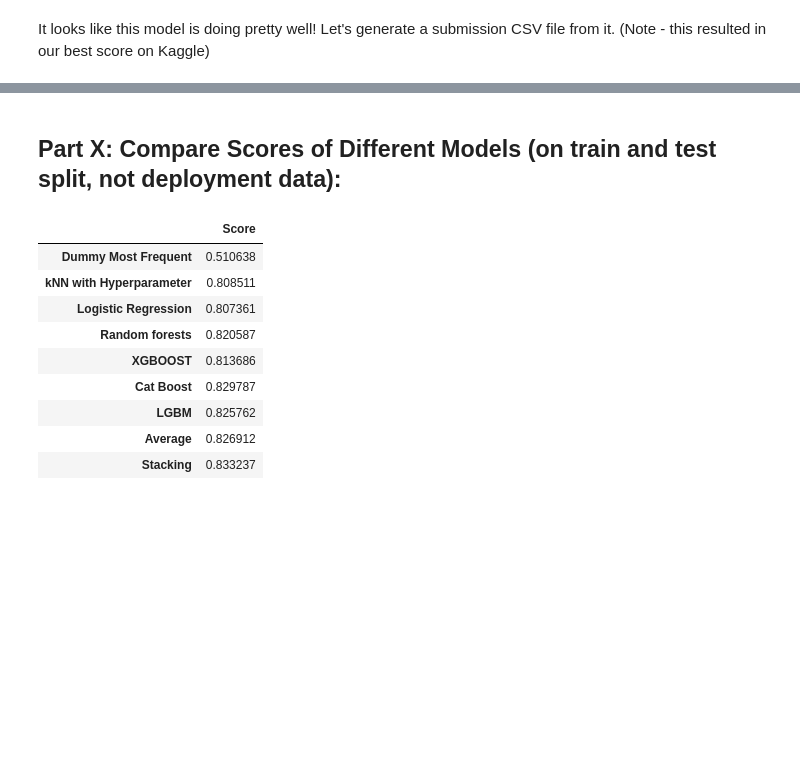
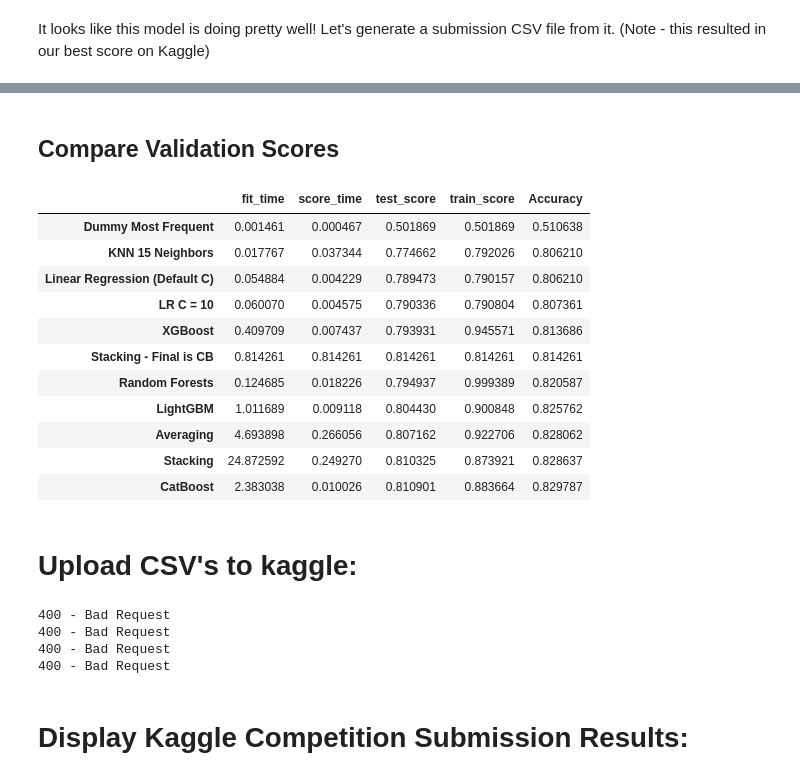
Before and after one commit to aaron-bruner/ECE-4420-Project, a Jupyter notebook: master-ece4420.ipynb, the cells around one changed output, grey strips where cells are left out. Drawn from its saved outputs; the diff is of its cells as text; code cells hidden in the pictures; blank space fills up the shorter version.

Commit message:
automated kaggle process and cleaned up notebook

```diff
--- a/master-ece4420.ipynb
+++ b/master-ece4420.ipynb
@@ -456,7 +537,4 @@ out.describe()
 # %%
-pipe_lgbm = make_pipeline(preprocessor, LGBMClassifier(random_state=123))
-pipe_lgbm.fit(X_train, y_train)
-modelScores['LGBM'] = pipe_lgbm.score(X_test, y_test.ravel())
 # Make our predictions:
 pipe_lgbm.fit(X_train_complete, y_train_complete.values.ravel())
 spaceshipPredictions = pipe_lgbm.predict(space_test_df)
@@ -507,9 +587,3 @@ VotingClassifier(estimators=[('Logistic Regression',
                                               ('lgbmclassifier',
                                                LGBMClassifier(random_state=123))]))],
                  voting='soft')
-# %%
-# Perform CV on our averaging model:
-scores = cross_validate(averaging_model, X_train, y_train, return_train_score=True)
-display(pd.DataFrame(scores))
-averaging_model.fit(X_train, y_train)
-modelScores['Average'] = averaging_model.score(X_test, y_test.ravel())
@@ -542,10 +617,0 @@ out.describe()
-# %%
-from sklearn.ensemble import StackingClassifier
-stacking_model = StackingClassifier(list(classifiers.items()))
-# Fit our model (it is doing CV by itself)
-stacking_model.fit(X_train, y_train);
-# Test our model's performance:
-scores = cross_validate(stacking_model, X_train, y_train, return_train_score=True)
-display(pd.DataFrame(scores))
-stacking_model.fit(X_train, y_train)
-modelScores['Stacking'] = stacking_model.score(X_test, y_test.ravel())
@@ -558,0 +636,6 @@ modelScores['Stacking'] = stacking_model.score(X_test, y_test.ravel())
+# %%
+stacking_model_cb = StackingClassifier(list(classifiers.items()), final_estimator=CatBoostClassifier(verbose=0, random_state=123))
+# Test our model's performance (skip cross-validation because of time):
+stacking_model_cb.fit(X_train, y_train)
+modelScores['Stacking - Final is CB'] = stacking_model_cb.score(X_test, y_test.ravel())
+print('Stacking score (CatBoost): {}'.format(modelScores['Stacking - Final is CB']))
@@ -574,17 +661,33 @@ out.describe()
-# %% [markdown]
-## Part X: Compare Scores of Different Models (on train and test split, not deployment data):
+# %% [markdown]
+## Compare Validation Scores
 # %%
-df = pd.DataFrame.from_dict(modelScores, orient='index')
-df.columns = ['Score']
+df = pd.DataFrame.from_dict(modelScores).T.sort_values(by=['Accuracy'])
+# df.columns = ['Score']
 df
 # %% [output]
-|  | Score |
-| Dummy Most Frequent | 0.510638 |
-| kNN with Hyperparameter | 0.808511 |
-| Logistic Regression | 0.807361 |
-| Random forests | 0.820587 |
-| XGBOOST | 0.813686 |
-| Cat Boost | 0.829787 |
-| LGBM | 0.825762 |
-| Average | 0.826912 |
-| Stacking | 0.833237 |
+|  | fit_time | score_time | test_score | train_score | Accuracy |
+| Dummy Most Frequent | 0.001461 | 0.000467 | 0.501869 | 0.501869 | 0.510638 |
+| KNN 15 Neighbors | 0.017767 | 0.037344 | 0.774662 | 0.792026 | 0.806210 |
+| Linear Regression (Default C) | 0.054884 | 0.004229 | 0.789473 | 0.790157 | 0.806210 |
+| LR C = 10 | 0.060070 | 0.004575 | 0.790336 | 0.790804 | 0.807361 |
+| XGBoost | 0.409709 | 0.007437 | 0.793931 | 0.945571 | 0.813686 |
+| Stacking - Final is CB | 0.814261 | 0.814261 | 0.814261 | 0.814261 | 0.814261 |
+| Random Forests | 0.124685 | 0.018226 | 0.794937 | 0.999389 | 0.820587 |
+| LightGBM | 1.011689 | 0.009118 | 0.804430 | 0.900848 | 0.825762 |
+| Averaging | 4.693898 | 0.266056 | 0.807162 | 0.922706 | 0.828062 |
+| Stacking | 24.872592 | 0.249270 | 0.810325 | 0.873921 | 0.828637 |
+| CatBoost | 2.383038 | 0.010026 | 0.810901 | 0.883664 | 0.829787 |
+# %% [markdown]
+# Upload CSV's to kaggle:
+# %%
+import glob
+path = './results/*'
+for file in glob.glob(path):
+    !command kaggle competitions submit -c spaceship-titanic -f {file} -m "Uploaded from API"
+# %% [output]
+400 - Bad Request
+400 - Bad Request
+400 - Bad Request
+400 - Bad Request
+# %% [markdown]
+# Display Kaggle Competition Submission Results:
```
Also changed, not shown: parts of 34 cells of this notebook, 8 other files.
